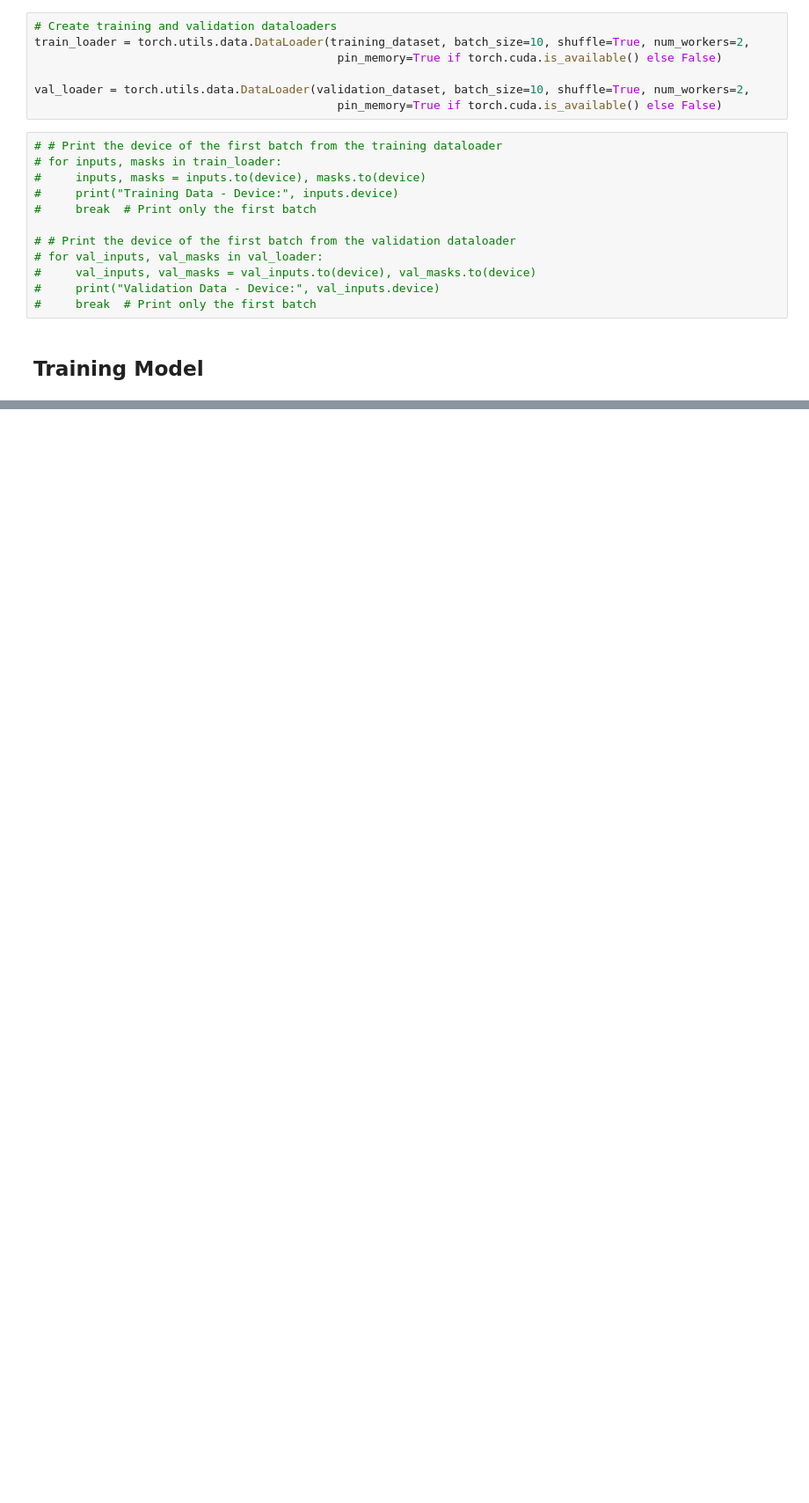
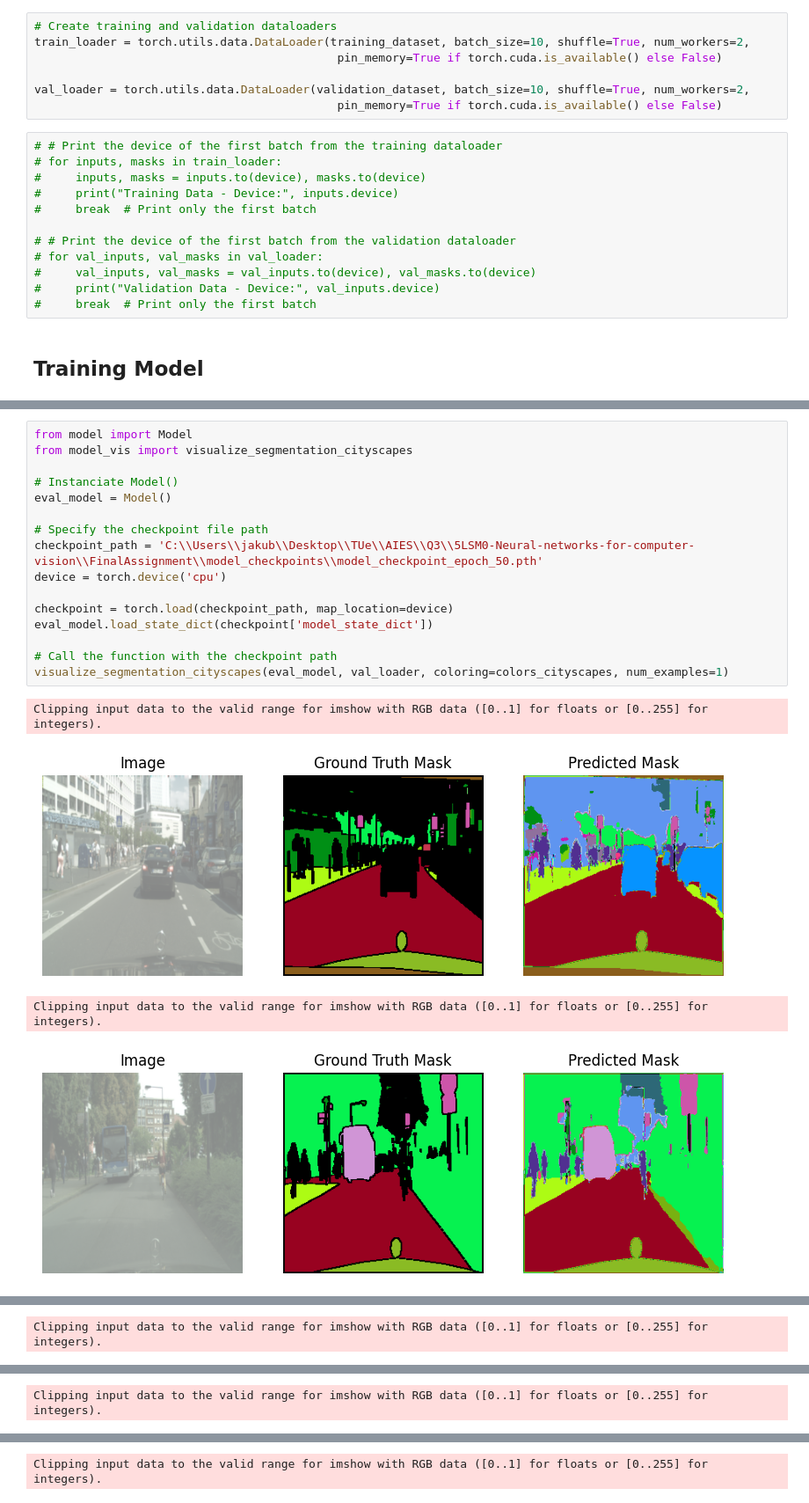
Before and after one commit to 5LSM0/FinalAssignment, a Jupyter notebook: run_dataset.ipynb, the cells around one changed output, grey strips where cells are left out. Shown at 88% size. Drawn from its saved outputs; the diff is of its cells as text; blank space fills up the shorter version.

Commit message:
Visialize the performance of the model trained on snellius

```diff
--- a/run_dataset.ipynb
+++ b/run_dataset.ipynb
@@ -301,0 +260,21 @@ def visualize_segmentation_cityscapes(model, dataloader, checkpoint_path, num_ex
+# %%
+from model import Model
+from model_vis import visualize_segmentation_cityscapes
+
+# Instanciate Model()
+eval_model = Model()
+
+# Specify the checkpoint file path
+checkpoint_path = 'C:\\Users\\jakub\\Desktop\\TUe\\AIES\\Q3\\5LSM0-Neural-networks-for-computer-vision\\FinalAssignment\\model_checkpoints\\model_checkpoint_epoch_50.pth'
+device = torch.device('cpu')
+
+checkpoint = torch.load(checkpoint_path, map_location=device)
+eval_model.load_state_dict(checkpoint['model_state_dict'])
+
+# Call the function with the checkpoint path
+visualize_segmentation_cityscapes(eval_model, val_loader, coloring=colors_cityscapes, num_examples=1)
+# %% [output]
+Clipping input data to the valid range for imshow with RGB data ([0..1] for floats or [0..255] for integers).
+[figure, added]
+Clipping input data to the valid range for imshow with RGB data ([0..1] for floats or [0..255] for integers).
+[figure, added]
@@ -301,0 +284 @@ def visualize_segmentation_cityscapes(model, dataloader, checkpoint_path, num_ex
+Clipping input data to the valid range for imshow with RGB data ([0..1] for floats or [0..255] for integers).
@@ -301,0 +286 @@ def visualize_segmentation_cityscapes(model, dataloader, checkpoint_path, num_ex
+Clipping input data to the valid range for imshow with RGB data ([0..1] for floats or [0..255] for integers).
@@ -301,0 +288 @@ def visualize_segmentation_cityscapes(model, dataloader, checkpoint_path, num_ex
+Clipping input data to the valid range for imshow with RGB data ([0..1] for floats or [0..255] for integers).
```
Also changed, not shown: parts of 6 cells of this notebook, 3 other files.
